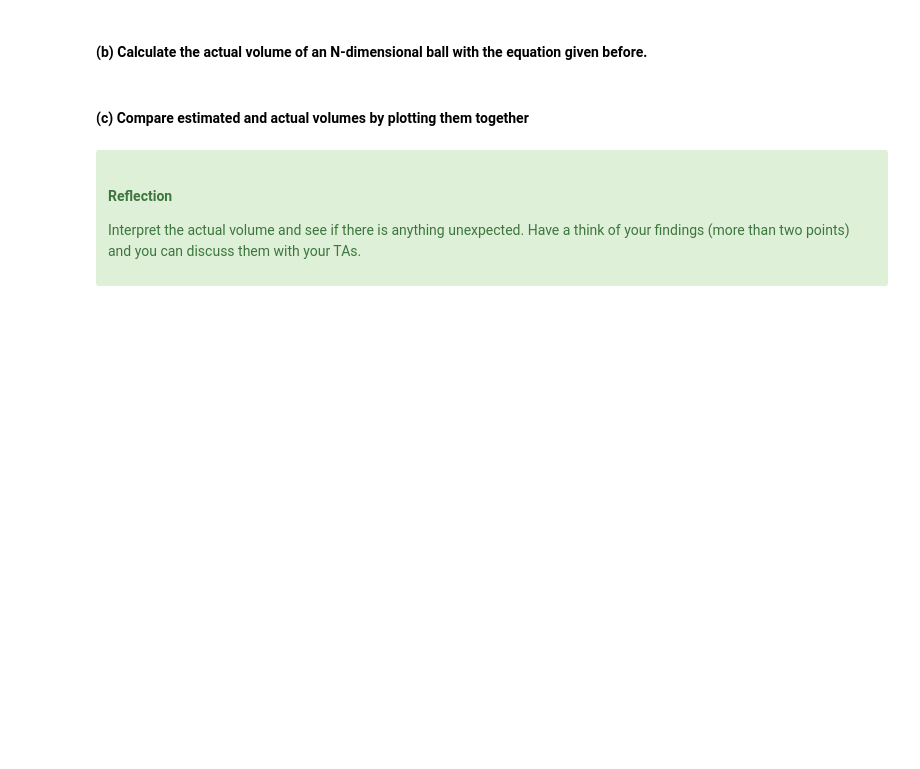
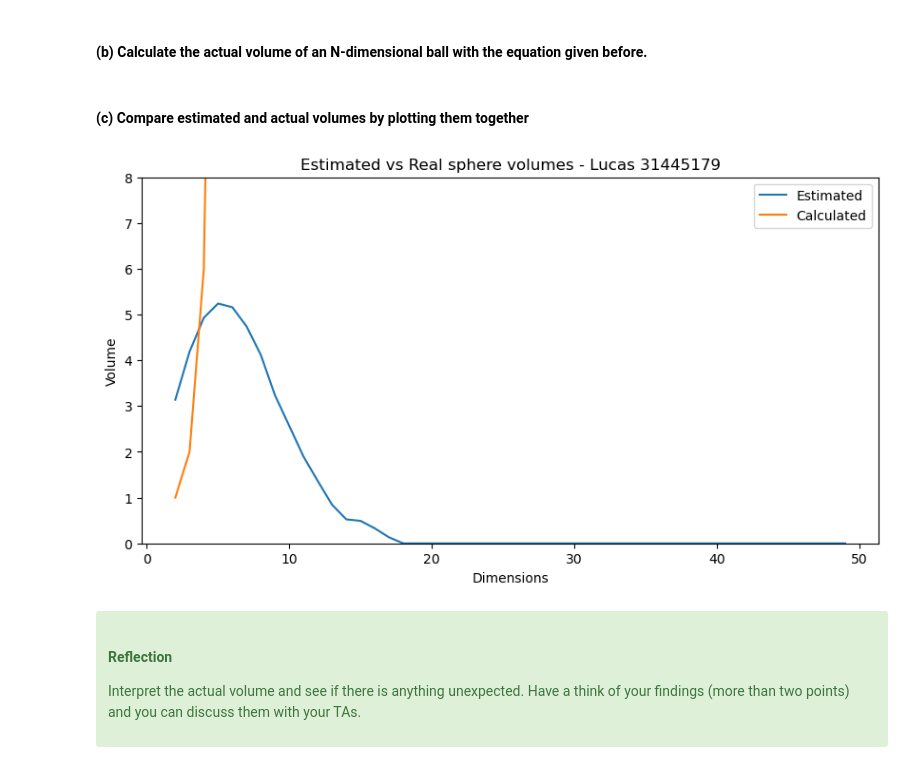
Before and after one commit to sqooid/ece4179-neural-networks, a Jupyter notebook: labs/lab-1/Lab1_Applications_students.ipynb, the cells around one changed output. Saved outputs shown, nothing was run; the diff lists cells and outputs as text; code cells hidden in the pictures; blank space fills up the shorter version.

```diff
--- a/labs/lab-1/Lab1_Applications_students.ipynb
+++ b/labs/lab-1/Lab1_Applications_students.ipynb
@@ -100,18 +102,18 @@ nSamples = int(1e4)
 # Apply uniform sampling via the np.random.uniform function. Save it in the variable X
 # Make sure to read the numpy documentation to see how it is used
 
-X = np.random.uniform(0,1,?????)
+X = np.random.uniform(0, 1, (dim, nSamples))
 
 ## Normalise it in L2 norm (ie. Calculate euclidean distance)
 
-norm_X = ?????(X,axis=0)
+norm_X = np.linalg.norm(X, axis=0)
 
 ## Calculate the probability of the points being a radius of 1 away from the centre
 
-n_inlines = np.sum(?????)
-prob = (?????)
+n_inlines = np.sum(norm_X < 1)
+prob = n_inlines / nSamples
 
-area = prob ## Area of one quarter of a circle is the same as the probability that we have randomly sampled from
+area = prob  ## Area of one quarter of a circle is the same as the probability that we have randomly sampled from
 # %% [markdown]
 #### Now, we can derive the equation for $\pi$ based off the following formula
 # %% [markdown]
@@ -193,13 +197,13 @@ nSamples = int(1e6)
 
 vol_sphere, est_vol = [], []
 
-for dim in range(first_dim,last_dim):
-    X = np.random.uniform(0,1,?????)
+for dim in range(first_dim, last_dim):
+    X = np.random.uniform(0, 1, (dim, nSamples))
 
-    norm_X = ?????(X,axis=0)
+    norm_X = np.linalg.norm(X, axis=0)
 
-    n_inlines = np.sum(?????)
-    vol = ?????
+    n_inlines = np.sum(norm_X < 1)
+    vol = 2**dim * n_inlines / nSamples
     est_vol.append(vol)
 
 print(est_vol)
@@ -208,20 +214,26 @@ print(est_vol)
 # %%
 # We have imported the gamma function for you. You can use that straight away
 
-for dim in range(first_dim,last_dim):
-    ????????
+for dim in range(first_dim, last_dim):
+    vol = gamma(dim)
     vol_sphere.append(vol)
 # %% [markdown]
 #### (c) Compare estimated and actual volumes by plotting them together
 # %%
-plt.figure(figsize = (10,5))
-plt.plot(????????)
-plt.plot(????????)
-plt.????????  #set a title for the plot
-plt.????????  #set y label for the plot
-plt.????????  #set x label for the plot
-plt.????????  #set legend for the plot
-plt.????????    #show the plot
+plt.figure(figsize=(10, 5))
+x = np.arange(first_dim, last_dim)
+plt.plot(x, est_vol)
+plt.plot(x, vol_sphere)
+plt.title(
+    "Estimated vs Real sphere volumes - Lucas 31445179"
+)  # set a title for the plot
+plt.ylabel("Volume")  # set y label for the plot
+plt.xlabel("Dimensions")  # set x label for the plot
+plt.legend(["Estimated", "Calculated"])  # set legend for the plot
+plt.ylim([0, 8])
+plt.show()  # show the plot
+# %% [output]
+[figure, added]
 # %% [markdown]
 <div class="alert alert-block alert-success">
 
```
Also changed, not shown: parts of 4 cells of this notebook, 1 other file.
